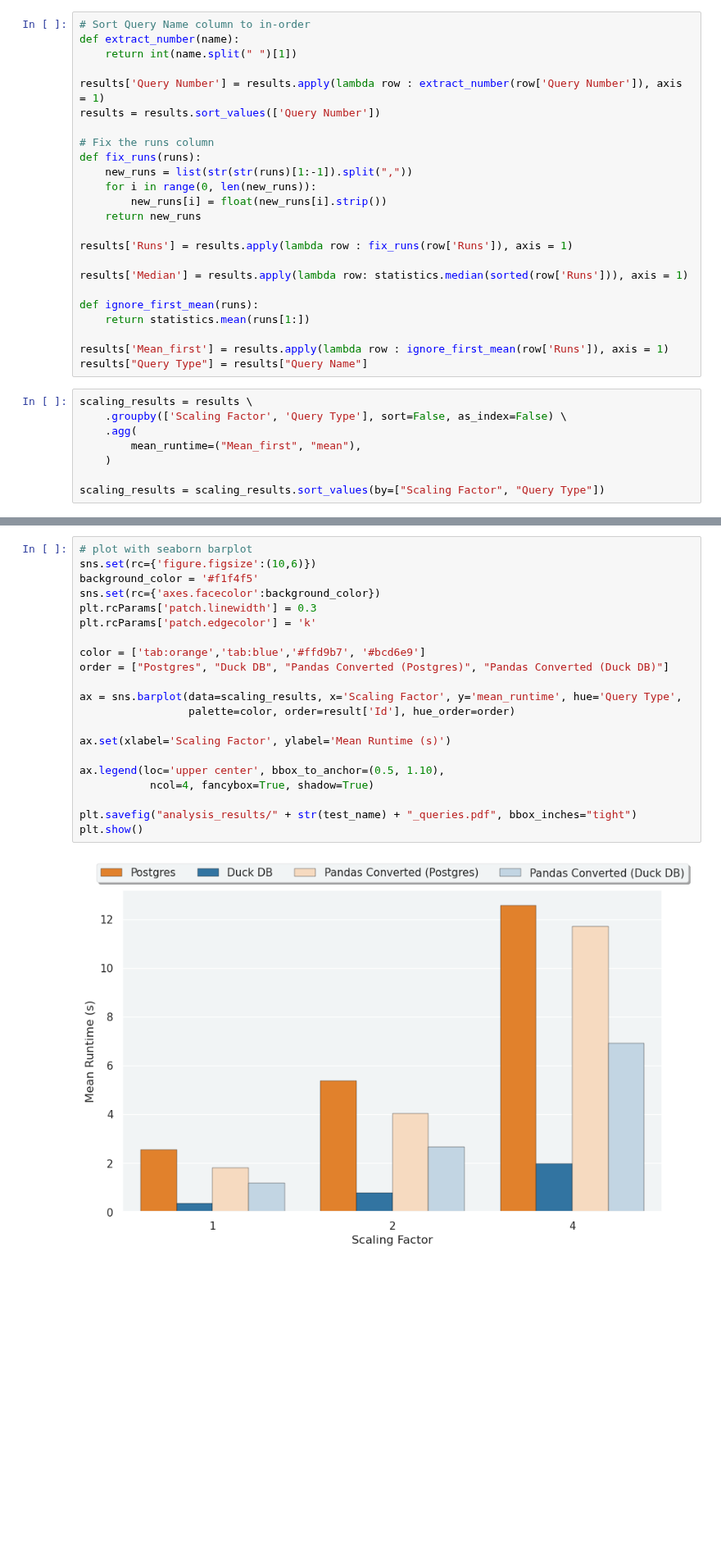
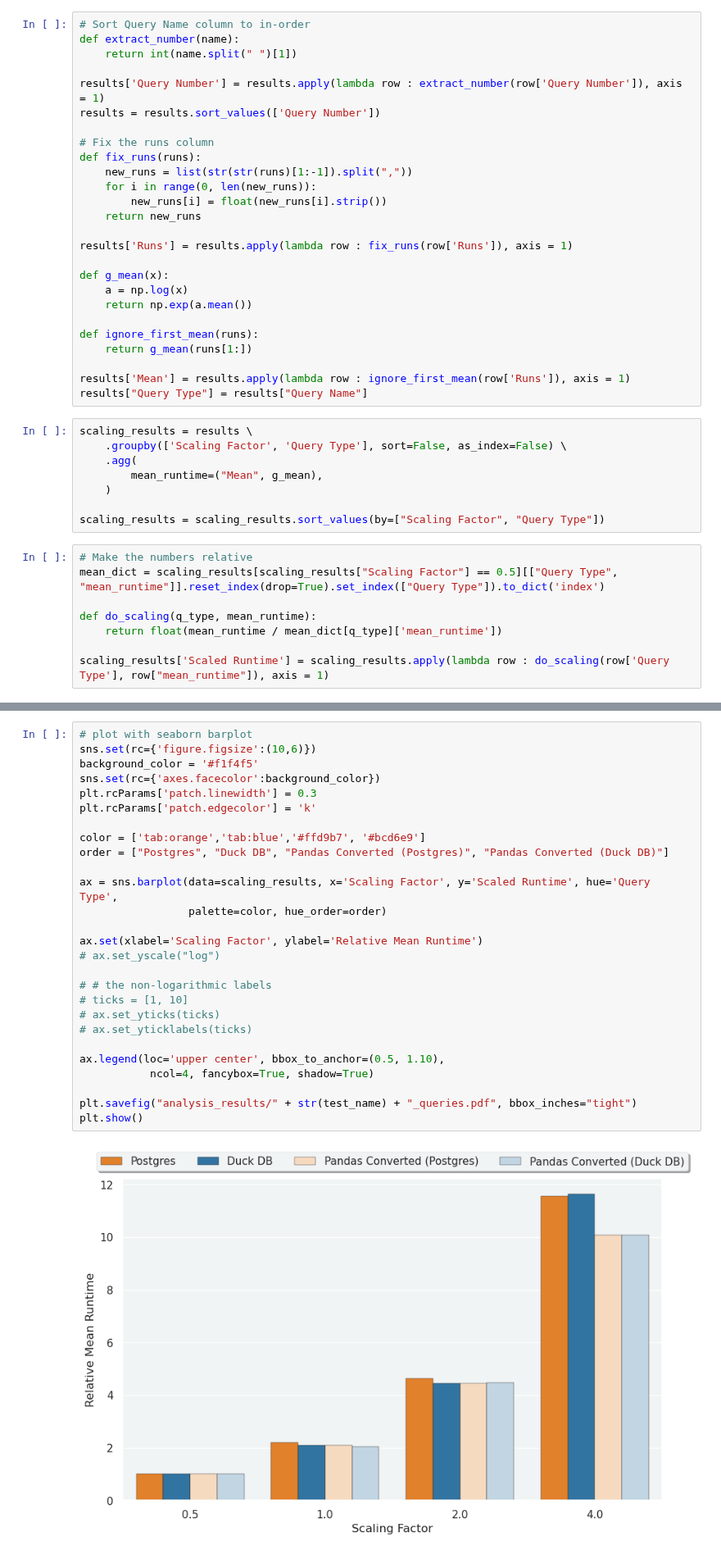
Before and after one commit to groegercesg/QueryBridge, a Jupyter notebook: benchmarking/scaling_analysis.ipynb, the cells around one changed output, grey strips where cells are left out. Shown at 82% size. Drawn from its saved outputs; the diff is of its cells as text; blank space fills up the shorter version.

```diff
--- a/benchmarking/scaling_analysis.ipynb
+++ b/benchmarking/scaling_analysis.ipynb
@@ -44,21 +37,31 @@ def fix_runs(runs):
 
 results['Runs'] = results.apply(lambda row : fix_runs(row['Runs']), axis = 1)
 
-results['Median'] = results.apply(lambda row: statistics.median(sorted(row['Runs'])), axis = 1)
+def g_mean(x):
+    a = np.log(x)
+    return np.exp(a.mean())
 
 def ignore_first_mean(runs):
-    return statistics.mean(runs[1:])
+    return g_mean(runs[1:])
 
-results['Mean_first'] = results.apply(lambda row : ignore_first_mean(row['Runs']), axis = 1)
+results['Mean'] = results.apply(lambda row : ignore_first_mean(row['Runs']), axis = 1)
 results["Query Type"] = results["Query Name"]
 # %%
 scaling_results = results \
     .groupby(['Scaling Factor', 'Query Type'], sort=False, as_index=False) \
     .agg(
-        mean_runtime=("Mean_first", "mean"),
+        mean_runtime=("Mean", g_mean),
     )
 
 scaling_results = scaling_results.sort_values(by=["Scaling Factor", "Query Type"])
+# %%
+# Make the numbers relative
+mean_dict = scaling_results[scaling_results["Scaling Factor"] == 0.5][["Query Type", "mean_runtime"]].reset_index(drop=True).set_index(["Query Type"]).to_dict('index')
+
+def do_scaling(q_type, mean_runtime):
+    return float(mean_runtime / mean_dict[q_type]['mean_runtime'])
+
+scaling_results['Scaled Runtime'] = scaling_results.apply(lambda row : do_scaling(row['Query Type'], row["mean_runtime"]), axis = 1)
 # %%
 scaling_results
 # %% [output]
@@ -78,23 +85,29 @@ scaling_results
 # %%
 # plot with seaborn barplot
 sns.set(rc={'figure.figsize':(10,6)})
 background_color = '#f1f4f5'
 sns.set(rc={'axes.facecolor':background_color})
 plt.rcParams['patch.linewidth'] = 0.3
 plt.rcParams['patch.edgecolor'] = 'k'
 
 color = ['tab:orange','tab:blue','#ffd9b7', '#bcd6e9']
 order = ["Postgres", "Duck DB", "Pandas Converted (Postgres)", "Pandas Converted (Duck DB)"]
 
-ax = sns.barplot(data=scaling_results, x='Scaling Factor', y='mean_runtime', hue='Query Type',
-                 palette=color, order=result['Id'], hue_order=order)
+ax = sns.barplot(data=scaling_results, x='Scaling Factor', y='Scaled Runtime', hue='Query Type',
+                 palette=color, hue_order=order)
 
-ax.set(xlabel='Scaling Factor', ylabel='Mean Runtime (s)')
+ax.set(xlabel='Scaling Factor', ylabel='Relative Mean Runtime')
+# ax.set_yscale("log")
+
+# # the non-logarithmic labels
+# ticks = [1, 10]
+# ax.set_yticks(ticks)
+# ax.set_yticklabels(ticks)
 
 ax.legend(loc='upper center', bbox_to_anchor=(0.5, 1.10),
            ncol=4, fancybox=True, shadow=True)
 
 plt.savefig("analysis_results/" + str(test_name) + "_queries.pdf", bbox_inches="tight")
 plt.show()
 # %% [output]
-[figure, old version]
+[figure, new version]
```
Also changed, not shown: parts of 6 cells of this notebook, 13 other files.
